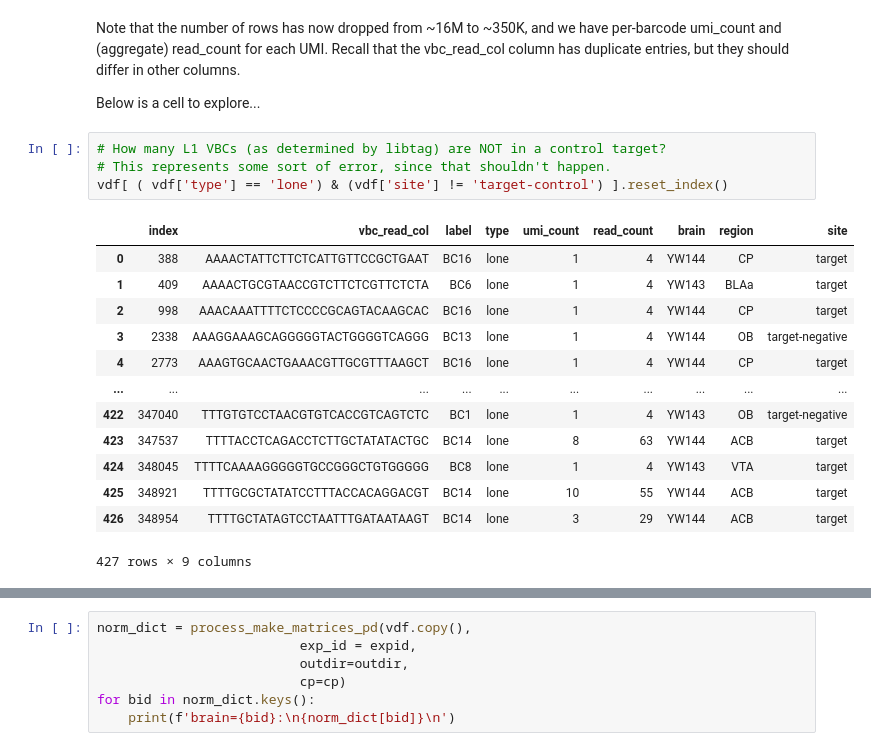
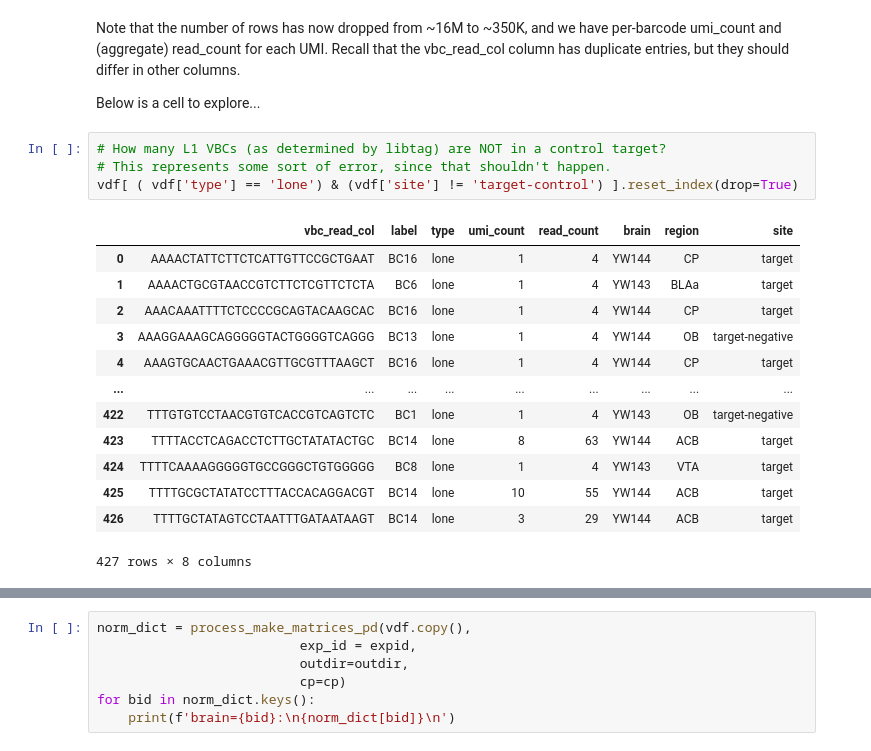
Before and after one commit to ZadorLaboratory/mapseq-processing, a Jupyter notebook: notebooks/MAPseqProcessing.ipynb, the cells around one changed output, grey strips where cells are left out. Drawn from its saved outputs; the diff is of its cells as text.

```diff
--- a/notebooks/MAPseqProcessing.ipynb
+++ b/notebooks/MAPseqProcessing.ipynb
@@ -465,21 +465,21 @@ Below is a cell to explore...
 # %%
 # How many L1 VBCs (as determined by libtag) are NOT in a control target?
 # This represents some sort of error, since that shouldn't happen.
-vdf[ ( vdf['type'] == 'lone') & (vdf['site'] != 'target-control') ].reset_index()
+vdf[ ( vdf['type'] == 'lone') & (vdf['site'] != 'target-control') ].reset_index(drop=True)
 # %% [output]
-|  | index | vbc_read_col | label | type | umi_count | read_count | brain | region | site |
-| 0 | 388 | AAAACTATTCTTCTCATTGTTCCGCTGAAT | BC16 | lone | 1 | 4 | YW144 | CP | target |
-| 1 | 409 | AAAACTGCGTAACCGTCTTCTCGTTCTCTA | BC6 | lone | 1 | 4 | YW143 | BLAa | target |
-| 2 | 998 | AAACAAATTTTCTCCCCGCAGTACAAGCAC | BC16 | lone | 1 | 4 | YW144 | CP | target |
-| 3 | 2338 | AAAGGAAAGCAGGGGGTACTGGGGTCAGGG | BC13 | lone | 1 | 4 | YW144 | OB | target-negative |
-| 4 | 2773 | AAAGTGCAACTGAAACGTTGCGTTTAAGCT | BC16 | lone | 1 | 4 | YW144 | CP | target |
-| ... | ... | ... | ... | ... | ... | ... | ... | ... | ... |
-| 422 | 347040 | TTTGTGTCCTAACGTGTCACCGTCAGTCTC | BC1 | lone | 1 | 4 | YW143 | OB | target-negative |
-| 423 | 347537 | TTTTACCTCAGACCTCTTGCTATATACTGC | BC14 | lone | 8 | 63 | YW144 | ACB | target |
-| 424 | 348045 | TTTTCAAAAGGGGGTGCCGGGCTGTGGGGG | BC8 | lone | 1 | 4 | YW143 | VTA | target |
-| 425 | 348921 | TTTTGCGCTATATCCTTTACCACAGGACGT | BC14 | lone | 10 | 55 | YW144 | ACB | target |
-| 426 | 348954 | TTTTGCTATAGTCCTAATTTGATAATAAGT | BC14 | lone | 3 | 29 | YW144 | ACB | target |
+|  | vbc_read_col | label | type | umi_count | read_count | brain | region | site |
+| 0 | AAAACTATTCTTCTCATTGTTCCGCTGAAT | BC16 | lone | 1 | 4 | YW144 | CP | target |
+| 1 | AAAACTGCGTAACCGTCTTCTCGTTCTCTA | BC6 | lone | 1 | 4 | YW143 | BLAa | target |
+| 2 | AAACAAATTTTCTCCCCGCAGTACAAGCAC | BC16 | lone | 1 | 4 | YW144 | CP | target |
+| 3 | AAAGGAAAGCAGGGGGTACTGGGGTCAGGG | BC13 | lone | 1 | 4 | YW144 | OB | target-negative |
+| 4 | AAAGTGCAACTGAAACGTTGCGTTTAAGCT | BC16 | lone | 1 | 4 | YW144 | CP | target |
+| ... | ... | ... | ... | ... | ... | ... | ... | ... |
+| 422 | TTTGTGTCCTAACGTGTCACCGTCAGTCTC | BC1 | lone | 1 | 4 | YW143 | OB | target-negative |
+| 423 | TTTTACCTCAGACCTCTTGCTATATACTGC | BC14 | lone | 8 | 63 | YW144 | ACB | target |
+| 424 | TTTTCAAAAGGGGGTGCCGGGCTGTGGGGG | BC8 | lone | 1 | 4 | YW143 | VTA | target |
+| 425 | TTTTGCGCTATATCCTTTACCACAGGACGT | BC14 | lone | 10 | 55 | YW144 | ACB | target |
+| 426 | TTTTGCTATAGTCCTAATTTGATAATAAGT | BC14 | lone | 3 | 29 | YW144 | ACB | target |
-427 rows × 9 columns
+427 rows × 8 columns
 # %% [markdown]
 # process_make_matrices_pd()
 
```
Also changed, not shown: parts of 5 cells of this notebook, 2 other files.
